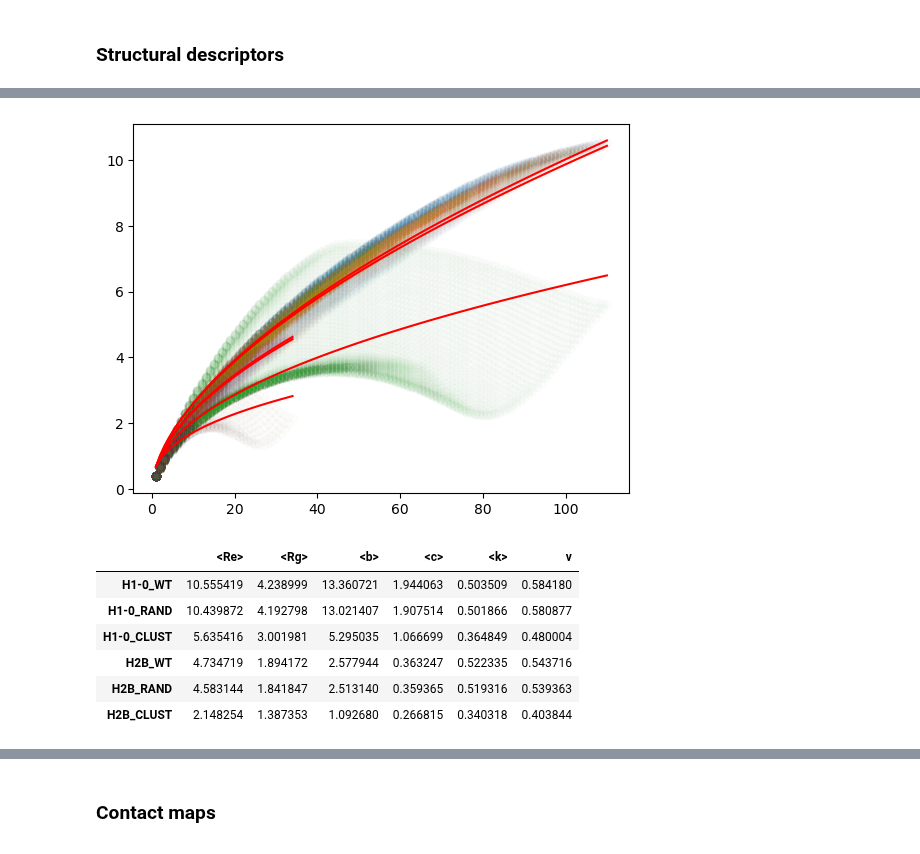
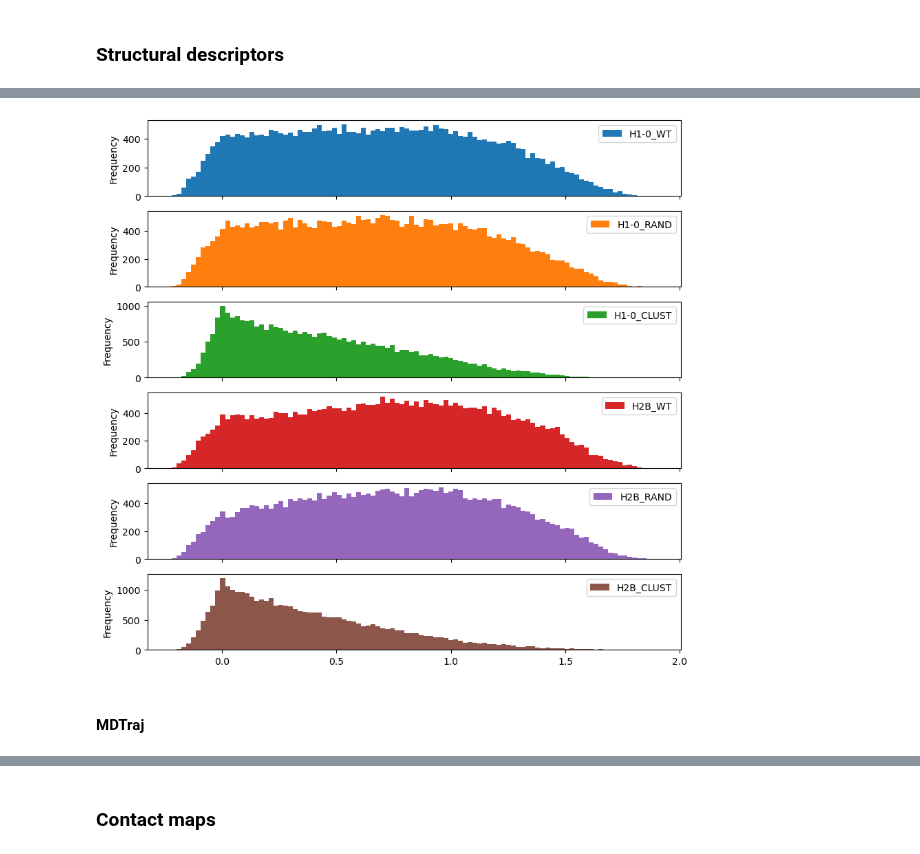
Before and after one commit to frederikespersen/OrthoIDP, a Jupyter notebook: exp/initial/initial.ipynb, the cells around one changed output, grey strips where cells are left out. Cells and saved outputs as stored; diff of their text form; code cells hidden in the pictures.

```diff
--- a/exp/initial/initial.ipynb
+++ b/exp/initial/initial.ipynb
@@ -160,5 +162,13 @@ struc['Rg'] = metadata.apply(lambda row: analyse_utils.compute_rg(row.sequence,
 struc['<Rg>'] = struc.apply(lambda row: row.Rg.mean(), axis=1)
 # %%
 # Computing end-to-end distance
-struc['Re'] = metadata.apply(lambda row: md.compute_distances(row.traj, [[0, row.traj.n_atoms-1]]), axis=1)
+struc['Re'] = metadata.apply(lambda row: analyse_utils.compute_end_to_end(row.traj), axis=1)
 struc['<Re>'] = struc.apply(lambda row: row.Re.mean(), axis=1)
+# %%
+# Computing asphericity
+struc['Delta'] = metadata.apply(lambda row: analyse_utils.compute_asphericity(row.sequence, row.traj), axis=1)
+struc['<Delta>'] = struc.apply(lambda row: row.Delta.mean(), axis=1)
+# %%
+# Computing prolateness
+struc['S'] = metadata.apply(lambda row: analyse_utils.compute_prolateness(row.sequence, row.traj), axis=1)
+struc['<S>'] = struc.apply(lambda row: row.Delta.mean(), axis=1)
@@ -165,3 +191,11 @@ struc['<Re>'] = struc.apply(lambda row: row.Re.mean(), axis=1)
+# %%
+# Plotting distributions
+measure = 'S'
+axes = struc[[measure]].transpose().explode([*struc.index]).astype(float).plot.hist(bins=100, subplots=True, figsize=(10,10))
+# %% [output]
+[figure, added]
+# %% [markdown]
+#### MDTraj
 # %%
 # Computing asphericity
 struc['b'] = metadata.apply(lambda row: md.asphericity(row.traj), axis=1)
@@ -174,19 +208,3 @@ struc['<c>'] = struc.apply(lambda row: row.c.mean(), axis=1)
 # Computing shape relative anisotropy
 struc['k'] = metadata.apply(lambda row: md.relative_shape_antisotropy(row.traj), axis=1)
 struc['<k>'] = struc.apply(lambda row: row.k.mean(), axis=1)
-# %%
-# Computing scaling exponent
-struc['v'] = metadata.apply(lambda row: analyse_utils.compute_scaling_exponent(row.traj, plot=True, r0_fix=0.68, ij_cutoff=10)[0], axis=1)
-# %% [output]
-[figure, removed]
-# %%
-# Displaying means
-struc[[*struc.columns[struc.columns.str.contains('<')], 'v']]
-# %% [output]
-|  | <Re> | <Rg> | <b> | <c> | <k> | v |
-| H1-0_WT | 10.555419 | 4.238999 | 13.360721 | 1.944063 | 0.503509 | 0.584180 |
-| H1-0_RAND | 10.439872 | 4.192798 | 13.021407 | 1.907514 | 0.501866 | 0.580877 |
-| H1-0_CLUST | 5.635416 | 3.001981 | 5.295035 | 1.066699 | 0.364849 | 0.480004 |
-| H2B_WT | 4.734719 | 1.894172 | 2.577944 | 0.363247 | 0.522335 | 0.543716 |
-| H2B_RAND | 4.583144 | 1.841847 | 2.513140 | 0.359365 | 0.519316 | 0.539363 |
-| H2B_CLUST | 2.148254 | 1.387353 | 1.092680 | 0.266815 | 0.340318 | 0.403844 |
```
Also changed, not shown: parts of 8 cells of this notebook.
